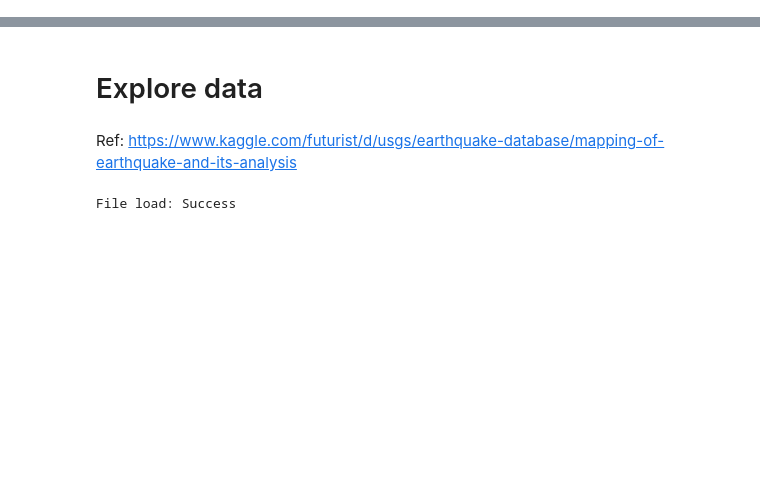
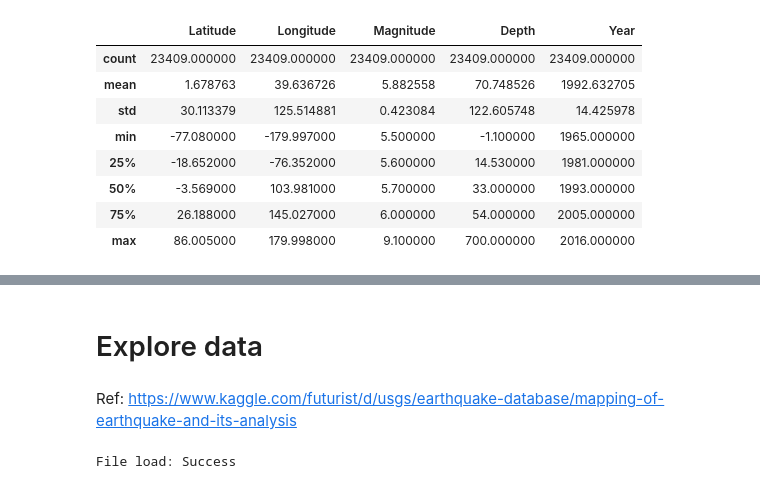
Before and after one commit to Conglang/DeepOps, a Jupyter notebook: Op4_predict_magnitude_of_earthquake/predict_magnitude_of_earthquake.ipynb, the cells around one changed output, grey strips where cells are left out. Cells and saved outputs as stored; diff of their text form; code cells hidden in the pictures; blank space fills up the shorter version.

```diff
--- a/Op4_predict_magnitude_of_earthquake/predict_magnitude_of_earthquake.ipynb
+++ b/Op4_predict_magnitude_of_earthquake/predict_magnitude_of_earthquake.ipynb
@@ -10,0 +131,12 @@ if not isfile('database.csv'):
+# %%
+earth.describe()
+# %% [output]
+|  | Latitude | Longitude | Magnitude | Depth | Year |
+| count | 23409.000000 | 23409.000000 | 23409.000000 | 23409.000000 | 23409.000000 |
+| mean | 1.678763 | 39.636726 | 5.882558 | 70.748526 | 1992.632705 |
+| std | 30.113379 | 125.514881 | 0.423084 | 122.605748 | 14.425978 |
+| min | -77.080000 | -179.997000 | 5.500000 | -1.100000 | 1965.000000 |
+| 25% | -18.652000 | -76.352000 | 5.600000 | 14.530000 | 1981.000000 |
+| 50% | -3.569000 | 103.981000 | 5.700000 | 33.000000 | 1993.000000 |
+| 75% | 26.188000 | 145.027000 | 6.000000 | 54.000000 | 2005.000000 |
+| max | 86.005000 | 179.998000 | 9.100000 | 700.000000 | 2016.000000 |
```
Also changed, not shown: parts of 22 cells of this notebook.
